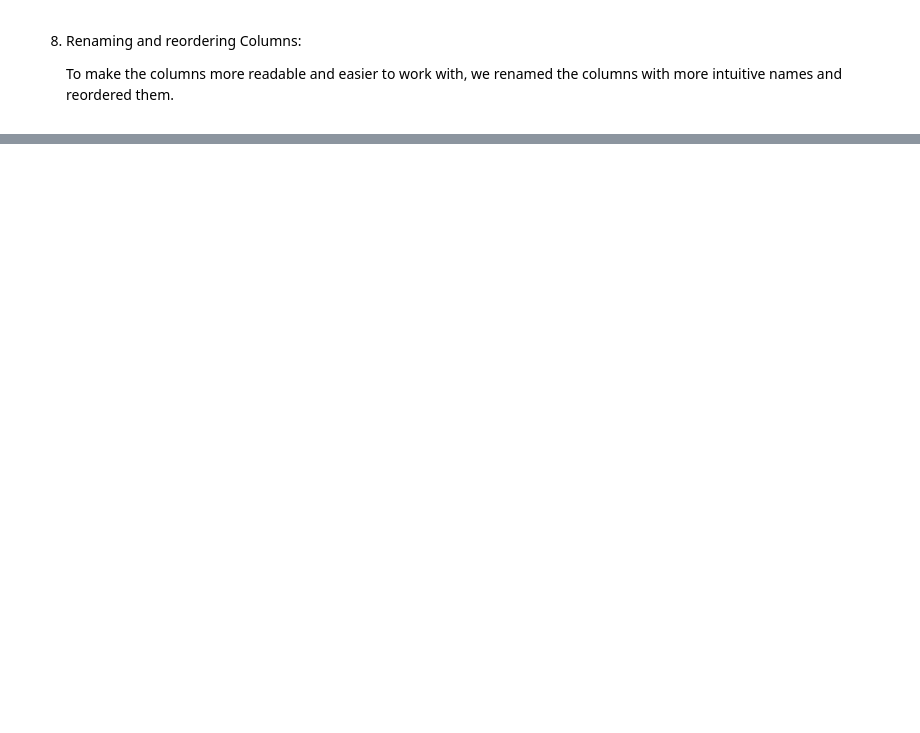
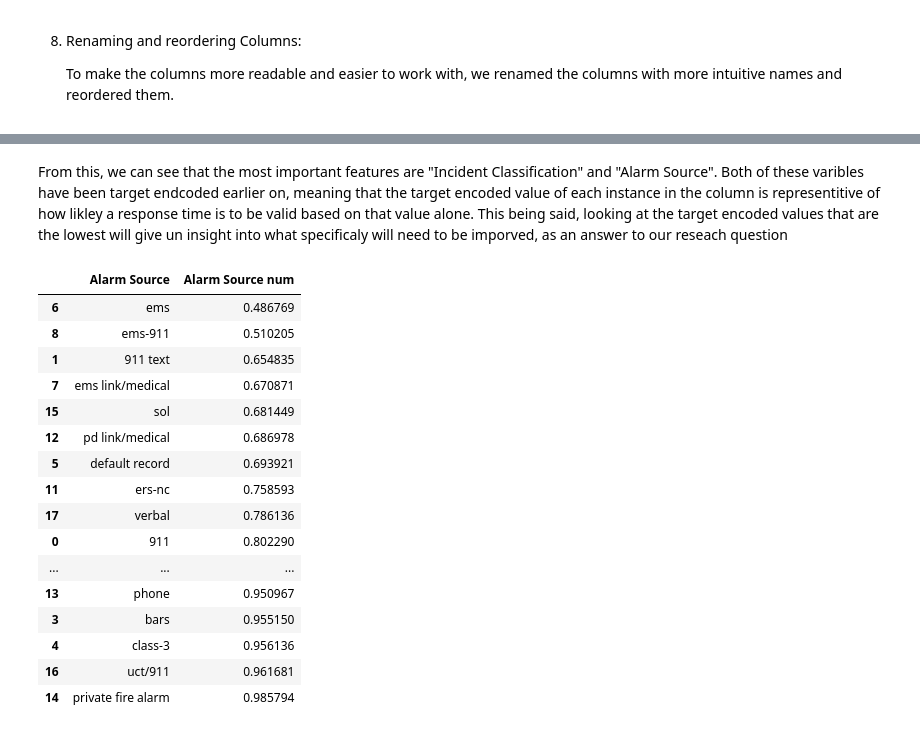
Before and after one commit to 415jason/NYC-Fire-Data, a Jupyter notebook: Deliverable02_Introduction_Dataset_and_Cleaning.ipynb, the cells around one changed output, grey strips where cells are left out. Saved outputs shown, nothing was run; the diff lists cells and outputs as text; code cells hidden in the pictures; blank space fills up the shorter version.

Commit message:
Worked on final deliverable. All code should be done, just need to finish discussion

```diff
--- a/Deliverable02_Introduction_Dataset_and_Cleaning.ipynb
+++ b/Deliverable02_Introduction_Dataset_and_Cleaning.ipynb
@@ -280,0 +383,24 @@ df.head()
+# %% [markdown]
+From this, we can see that the most important features are "Incident Classification" and "Alarm Source". Both of these varibles have been target endcoded earlier on, meaning that the target encoded value of each instance in the column is representitive of how likley a response time is to be valid based on that value alone. This being said, looking at the target encoded values that are the lowest will give un insight into what specificaly will need to be imporved, as an answer to our reseach question
+# %%
+alarm_source_val = df.groupby('Alarm Source')['Alarm Source num'].mean().reset_index()
+alarm_source_val.sort_values(['Alarm Source num'], ascending=True, inplace=True)
+alarm_source_val
+# %% [output]
+|  | Alarm Source | Alarm Source num |
+| 6 | ems | 0.486769 |
+| 8 | ems-911 | 0.510205 |
+| 1 | 911 text | 0.654835 |
+| 7 | ems link/medical | 0.670871 |
+| 15 | sol | 0.681449 |
+| 12 | pd link/medical | 0.686978 |
+| 5 | default record | 0.693921 |
+| 11 | ers-nc | 0.758593 |
+| 17 | verbal | 0.786136 |
+| 0 | 911 | 0.802290 |
+| ... | ... | ... |
+| 13 | phone | 0.950967 |
+| 3 | bars | 0.955150 |
+| 4 | class-3 | 0.956136 |
+| 16 | uct/911 | 0.961681 |
+| 14 | private fire alarm | 0.985794 |
```
Also changed, not shown: parts of 27 cells of this notebook, 1 other file.
